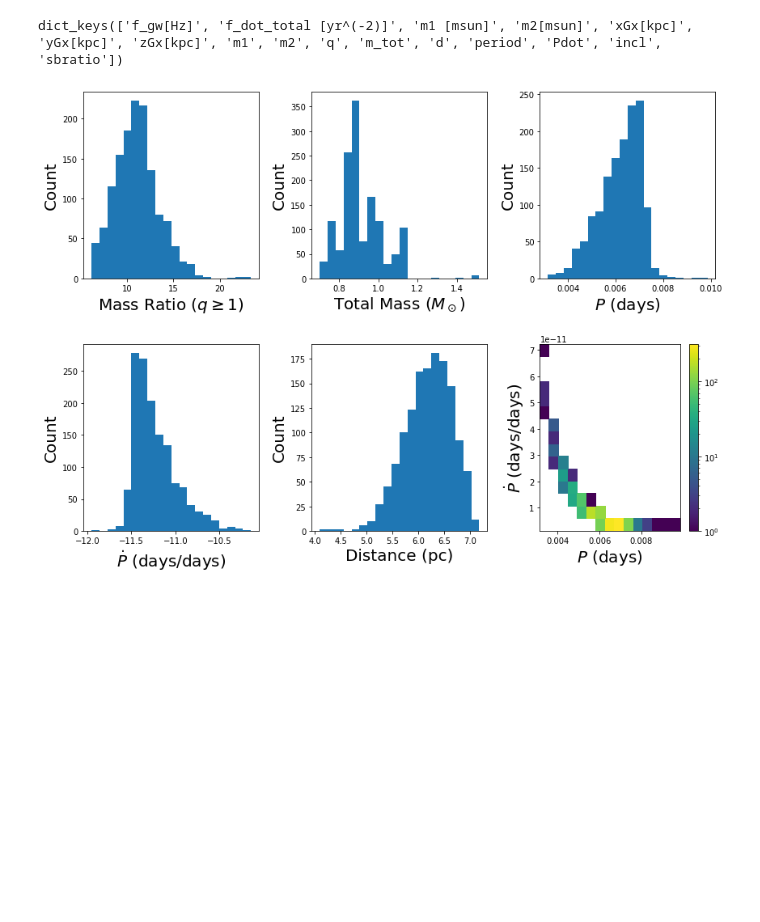
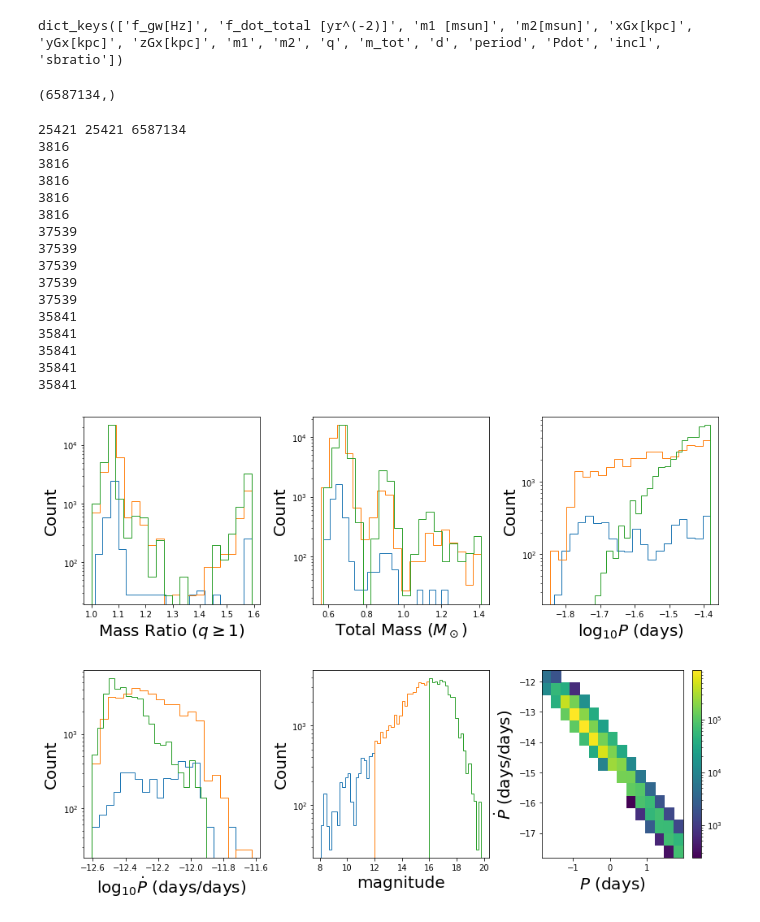
Before and after one commit to mikekatz04/gce, a Jupyter notebook: paper/paper_plots.ipynb, the cells around one changed output. Saved outputs shown, nothing was run; the diff lists cells and outputs as text; code cells hidden in the pictures; blank space fills up the shorter version.

Commit message:
updates toward paper

```diff
--- a/paper/paper_plots.ipynb
+++ b/paper/paper_plots.ipynb
@@ -80,3 +86,19 @@ lcs[0][:, 1] = np.random.randn(len(mag))*std + mag
 # %% [output]
 0
 <Figure size 432x288 with 0 Axes>
+# %%
+import pickle
+with open('../input/light_curves.pickle', 'rb') as f:
+    check = pickle.load(f)
+
+for i, binary in enumerate(check.values()):
+    print(1./binary.get('params').get('period'), binary.get('t').max(), i)
+keys = list(check.keys())
+
+ind = 38
+
+binary = check[keys[ind]]
+
+input_dict = binary.get('params')
+
+lcs = [np.array([binary.get('t'), binary.get('true_mag')]).T]
@@ -141,32 +197,78 @@ params = cosmic_read_helper(fp, x_sun=0.0, y_sun=0.0, z_sun=0.0, use_gr=False)
 print(params.keys())
 # %% [output]
 dict_keys(['f_gw[Hz]', 'f_dot_total [yr^(-2)]', 'm1 [msun]', 'm2[msun]', 'xGx[kpc]', 'yGx[kpc]', 'zGx[kpc]', 'm1', 'm2', 'q', 'm_tot', 'd', 'period', 'Pdot', 'incl', 'sbratio'])
+# %%
+params = pandas.read_hdf(fp)
+# %%
+params.keys()
+params['porb'].shape
+# %% [output]
+(6587134,)
 # %%
 plt.close()
 
+fp = '../new_data_out_file.hdf5'
+
+m1 = params.get('mass_1')
+m2 = params.get('mass_2')
+
+print(len(np.unique(m1)), len(np.unique(m2)), len(params.get('porb')))
+params['q'] = m1/m2*(m1 >= m2) + m2/m1*(m1 < m2)
+params['m_tot'] = m1 + m2
+params['period'] =  params.get('porb')
+params['Pdot'] = gr_pdot(m1, m2, params.get('porb'))
+params['m'] = params.get('m_DWD')
 # TODO separate into populations ??
-show_keys = ['q', 'm_tot', 'period', 'Pdot', 'd']
-labels = [r'Mass Ratio ($q\geq1$)', r'Total Mass ($M_\odot$)', r'$P$ (days)', r'$\dot{P}$ (days/days)', 'Distance (pc)'] # check parsec
+show_keys = ['q', 'm_tot', 'period', 'Pdot', 'm']
+labels = [r'Mass Ratio ($q\geq1$)', r'Total Mass ($M_\odot$)', r'log$_{10}P$ (days)', r'log$_{10}\dot{P}$ (days/days)', 'magnitude'] # check parsec
 fig, ax = plt.subplots(2,3)
 plt.subplots_adjust(hspace=0.35, wspace=0.3, right=0.9)
 ax = ax.ravel()
 fig.set_size_inches(14,10)
 
 label_fontsize = 20
 
-for axis, key, label in zip(ax, show_keys, labels):
-    input_val = np.log10(params[key]) if key in ['d', 'Pdot'] else params[key]
-    axis.hist(input_val, bins=20)
-    axis.set_xlabel(label, fontsize=label_fontsize)
+breaks = [8, 12, 16, 21]
+for i in range(len(breaks) - 1):
+    up = breaks[i+1]
+    down = breaks[i]
+
+    #inds = (np.log10(params['period']) > down) & (np.log10(params['period']) < up)
+
+    inds = (params['period']<1/24.0) & (params['m'] > down) & (params['m'] < up)
+
+    for axis, key, label in zip(ax, show_keys, labels):
+        input_val = np.log10(params[key][inds]) if key in ['period'] else params[key][inds]
+        if key == 'Pdot':
+            input_val = np.log10(-params[key][inds])
+        print(len(input_val))
+        axis.hist(input_val, bins=20, log=True, histtype='step')
+        axis.set_xlabel(label, fontsize=label_fontsize)
 
 for axis in ax[:-1]:
     axis.set_ylabel('Count', fontsize=label_fontsize)
 
-h = ax[-1].hist2d(params['period'], params['Pdot'], bins=15, norm=LogNorm())
+h = ax[-1].hist2d(np.log10(params['period']), np.log10(-params['Pdot']), bins=15, norm=LogNorm())
 fig.colorbar(h[3])
 ax[-1].set_ylabel(r'$\dot{P}$ (days/days)', fontsize=label_fontsize)
 ax[-1].set_xlabel(r'$P$ (days)', fontsize=label_fontsize)
 
-fig.savefig('figures/population_parameters.pdf')
+fig.savefig('paper/figures/population_parameters.pdf')
 # %% [output]
+25421 25421 6587134
+3816
+3816
+3816
+3816
+3816
+37539
+37539
+37539
+37539
+37539
+35841
+35841
+35841
+35841
+35841
-[figure, old version]
+[figure, new version]
```
Also changed, not shown: parts of 12 cells of this notebook, 6 other files.
